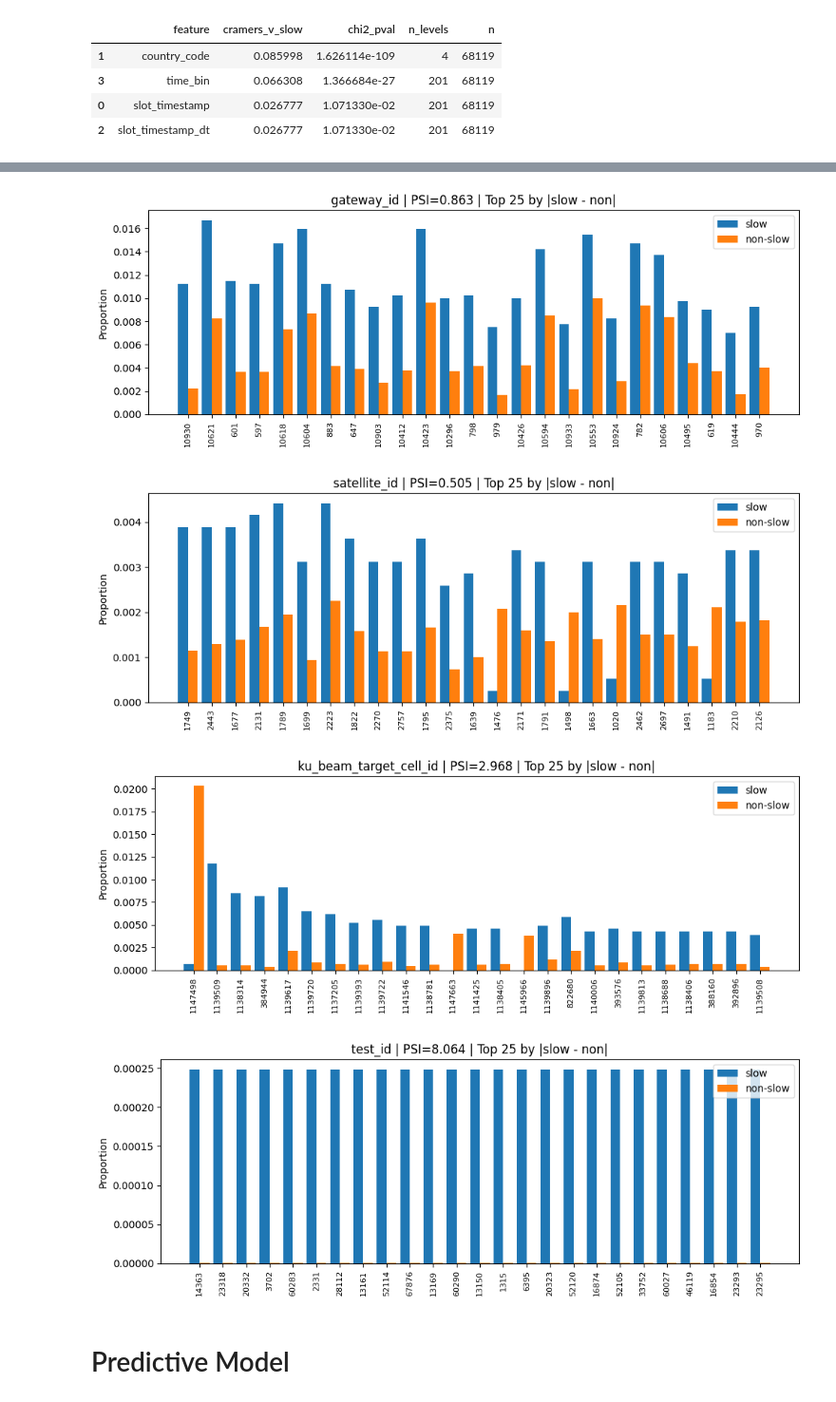
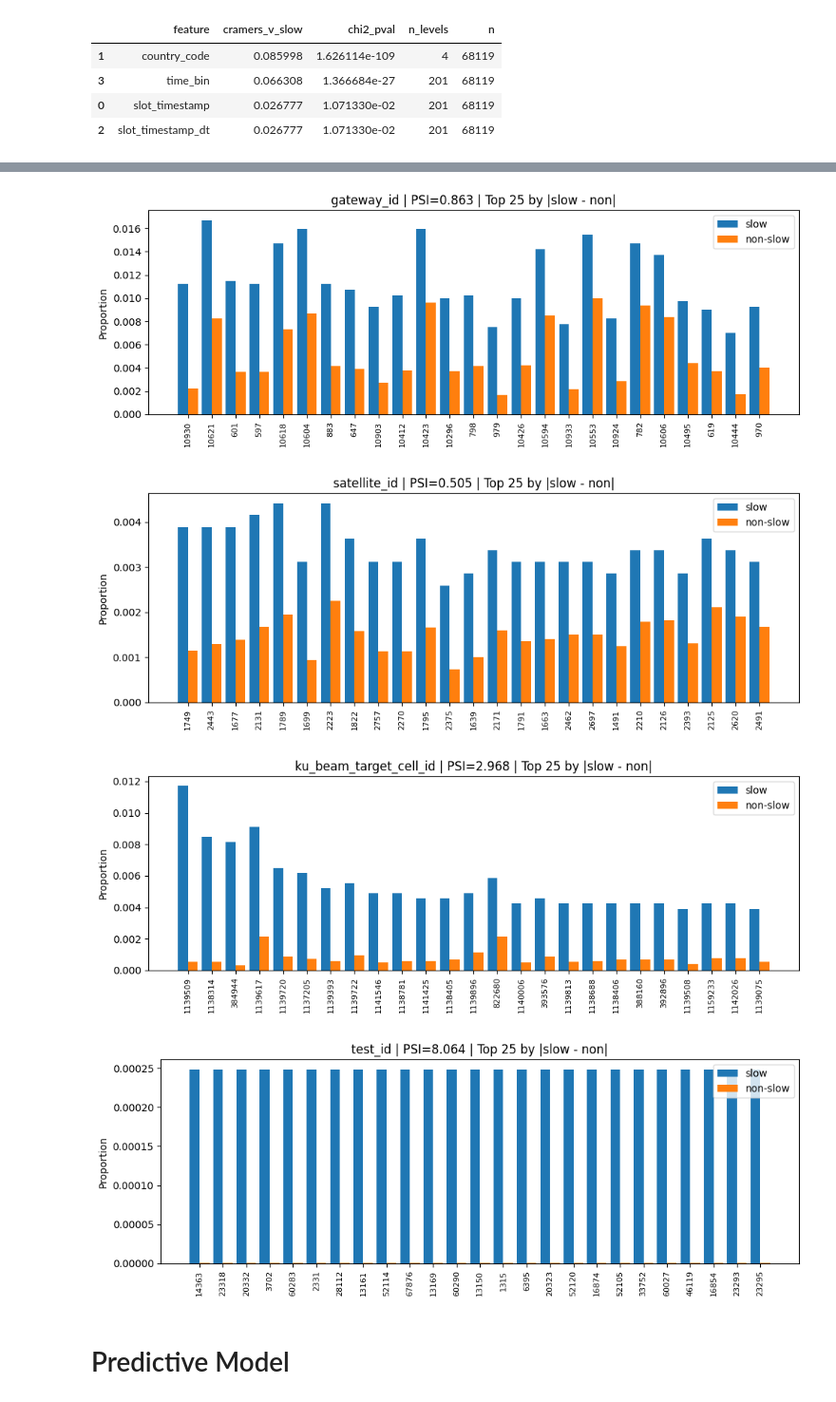
Before and after one commit to imeyer2/spacex_starlink_datascience_interview, a Jupyter notebook: main.ipynb, the cells around one changed output, grey strips where cells are left out. Shown at 95% size. Cells and saved outputs as stored; diff of their text form; code cells hidden in the pictures.

```diff
--- a/main.ipynb
+++ b/main.ipynb
@@ -397,7 +404,6 @@ Top categorical by Cramér's V vs slow flag:
 | 0 | slot_timestamp | 0.026777 | 1.071330e-02 | 201 | 68119 |
 | 2 | slot_timestamp_dt | 0.026777 | 1.071330e-02 | 201 | 68119 |
 # %%
-# ...existing code...
 # Plot TOP-difference categories for *_id columns (slow vs non-slow)
 id_cols = [c for c in metrics_df.columns if c.endswith('_id') or c in ['test_id']]
 id_cols = [c for c in id_cols if c in metrics_df.columns]
@@ -416,8 +422,8 @@ for col in id_cols:
 
     cats = sorted(set(sa.unique()).union(set(sb.unique())))
     ca = sa.value_counts().reindex(cats, fill_value=0)
-    cb = sb.value_counts().reindex(cats, fill_value=0)
-    total = ca + cb
+    cbb = sb.value_counts().reindex(cats, fill_value=0)
+    total = ca + cbb
 
     # filter to avoid tiny, noisy categories
     mask = total >= min_total
@@ -425,9 +431,9 @@ for col in id_cols:
         mask = total >= 1  # fallback: keep all if everything is tiny
 
     cats_f = [c for c, m in zip(cats, mask.values) if m]
-    ca = ca[mask]; cb = cb[mask]
+    ca = ca[mask]; cbb = cbb[mask]
 
-    pa = ca.values.astype(float); pb = cb.values.astype(float)
+    pa = ca.values.astype(float); pb = cbb.values.astype(float)
     pa = np.clip(pa / max(pa.sum(), eps), eps, 1)
     pb = np.clip(pb / max(pb.sum(), eps), eps, 1)
 
@@ -435,7 +441,7 @@ for col in id_cols:
     psi = float(np.sum((pa - pb) * np.log(pa / pb)))
 
     # select by largest absolute difference
-    diffs = np.abs(pa - pb)
+    diffs = pa - pb
     order = np.argsort(diffs)[::-1]
     if order.size > top_k:
         order = order[:top_k]
@@ -457,5 +463,4 @@ for col in id_cols:
     ax.legend()
     plt.tight_layout()
     plt.show()
-# ...existing code...
 # %% [output]
@@ -464,6 +469,6 @@ for col in id_cols:
 [figure]
-[figure, old version]
+[figure, new version]
-[figure, old version]
+[figure, new version]
 [figure]
 # %% [markdown]
 # Predictive Model
```
Also changed, not shown: parts of 28 cells of this notebook.
